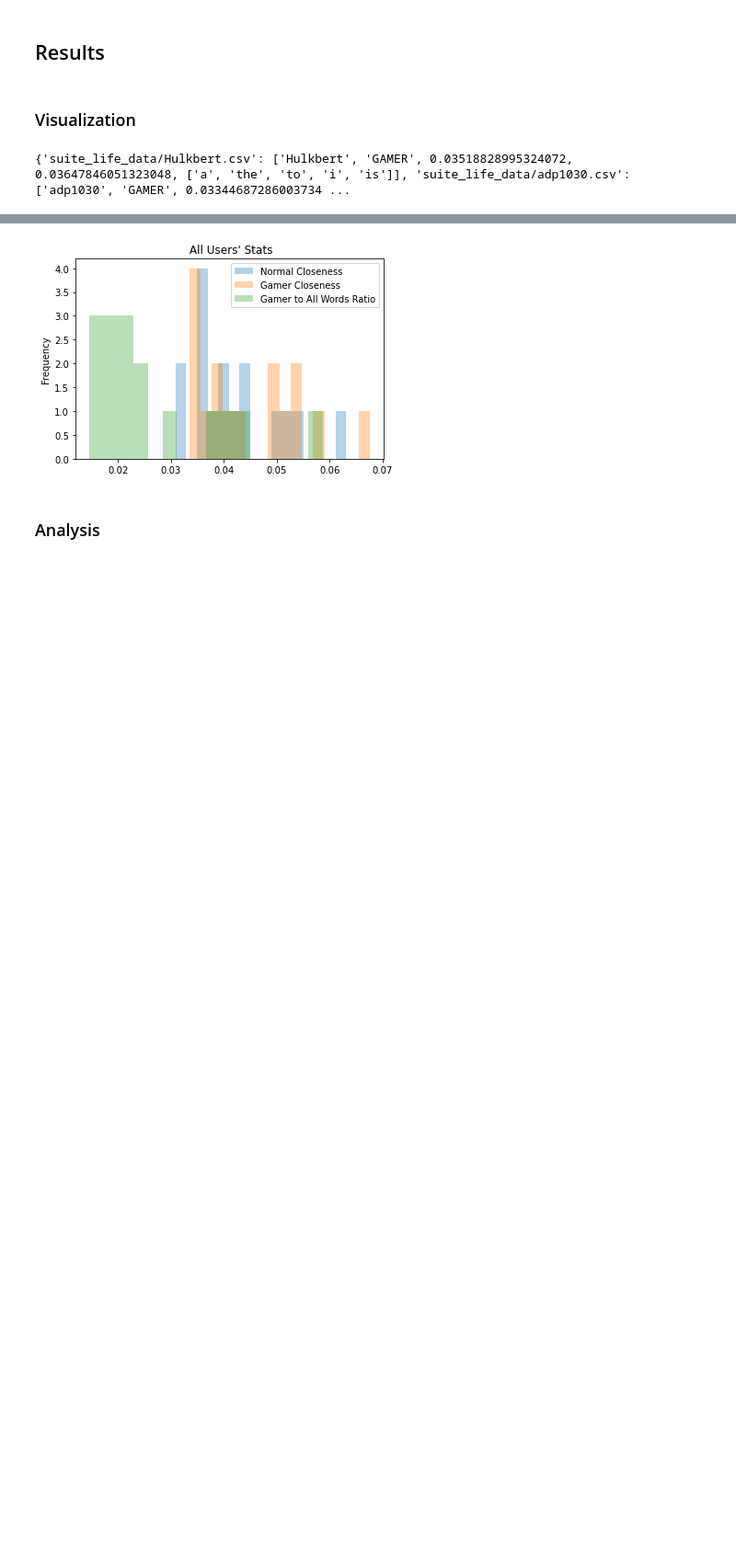
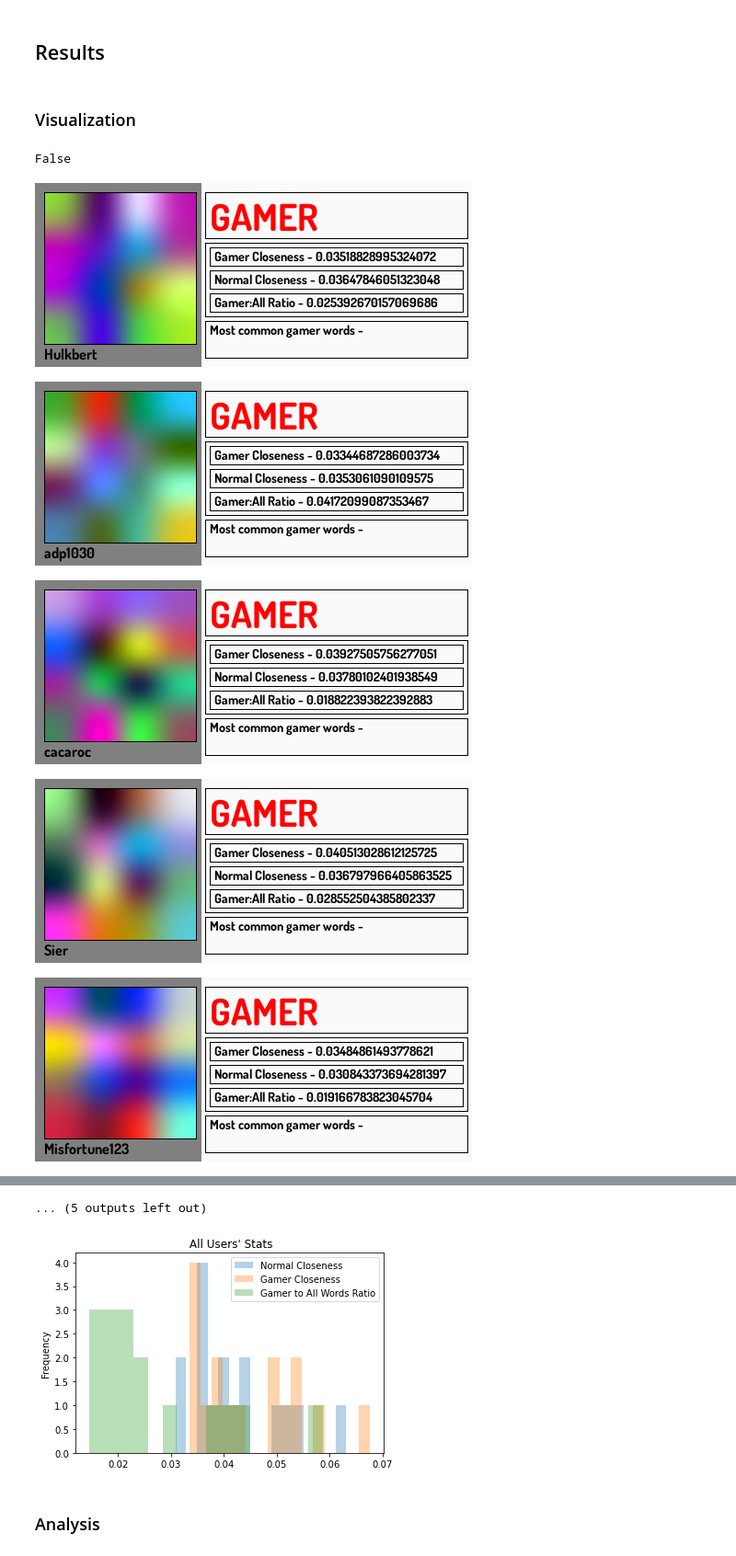
Before and after one commit to aditivinod/language-usage-analysis, a Jupyter notebook: compessay.ipynb, the cells around one changed output, grey strips where cells are left out. Shown at 92% size. Cells and saved outputs as stored; diff of their text form; code cells hidden in the pictures; blank space fills up the shorter version.

Commit message:
Updates to compessay, gamer_words, and data visualization

```diff
--- a/compessay.ipynb
+++ b/compessay.ipynb
@@ -162,22 +162,25 @@ stats = stats_lists(dict_test, folder_path)
 # %%
 file_list = get_file_list(folder_path)
 
 user_id_dict = {}
 
 for user in file_list:
     username = str(user)[len(str(folder_path))+1:-4]
     is_gamer = "GAMER"  # Placeholder for future function
     gamer_freq = dict_test[user][1]
     normal_freq = dict_test[user][0]
-    top = list(find_most_frequent(csv_to_dict(user), 5).keys())
+    gamer_all_freq = dict_test[user][2]
+    top = list(find_most_frequent_gamer_words(csv_to_dict(user), pars[2], 5).keys())
 
-    id_info = [username, is_gamer, gamer_freq, normal_freq, top]
+    id_info = [username, is_gamer, gamer_freq, normal_freq, gamer_all_freq, top]
     user_id_dict[user] = id_info
 
-print(user_id_dict)
-
-
 for user in file_list:
-    create_profile_image(user_id_dict[user][0], user_id_dict[user][1], user_id_dict[user][2], user_id_dict[user][3], user_id_dict[user][4])
+    create_profile_image(user_id_dict[user][0], user_id_dict[user][1], user_id_dict[user][2], user_id_dict[user][3], user_id_dict[user][4], user_id_dict[user][5])
 # %% [output]
-{'suite_life_data/Hulkbert.csv': ['Hulkbert', 'GAMER', 0.03518828995324072, 0.03647846051323048, ['a', 'the', 'to', 'i', 'is']], 'suite_life_data/adp1030.csv': ['adp1030', 'GAMER', 0.03344687286003734 ...
+False
+[figure, added]
+[figure, added]
+[figure, added]
+[figure, added]
+[figure, added]
@@ -184,3 +193,4 @@ for user in file_list:
+... (5 outputs left out)
 # %%
 bins = len(stats[0])
 #histogram(stats[0], bins, "Normal Closeness", "Frequency of Users' Normal Closeness")
```
Also changed, not shown: parts of 1 cell of this notebook, 2 other files.
